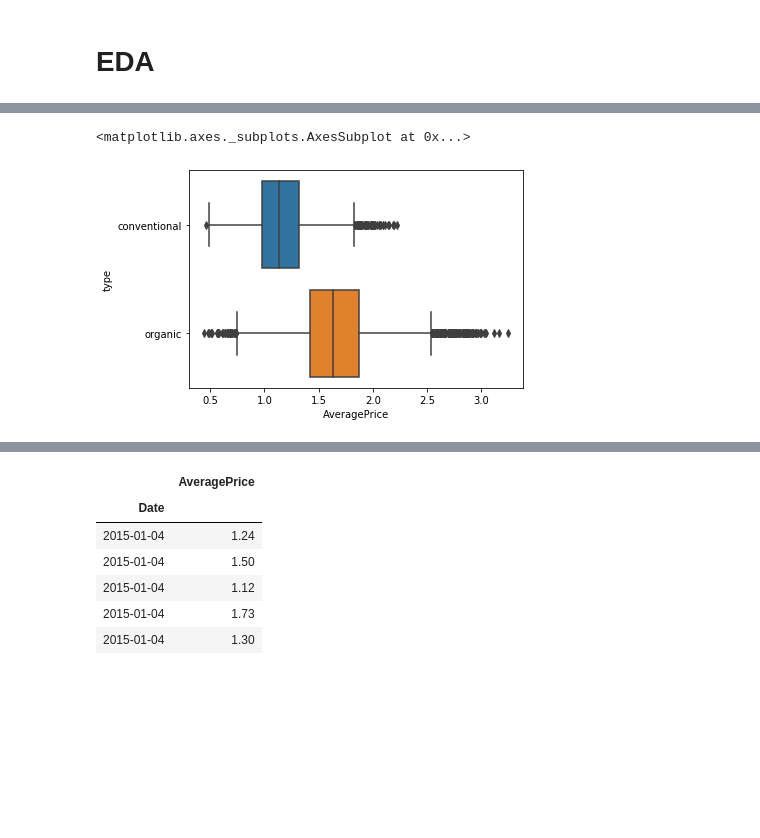
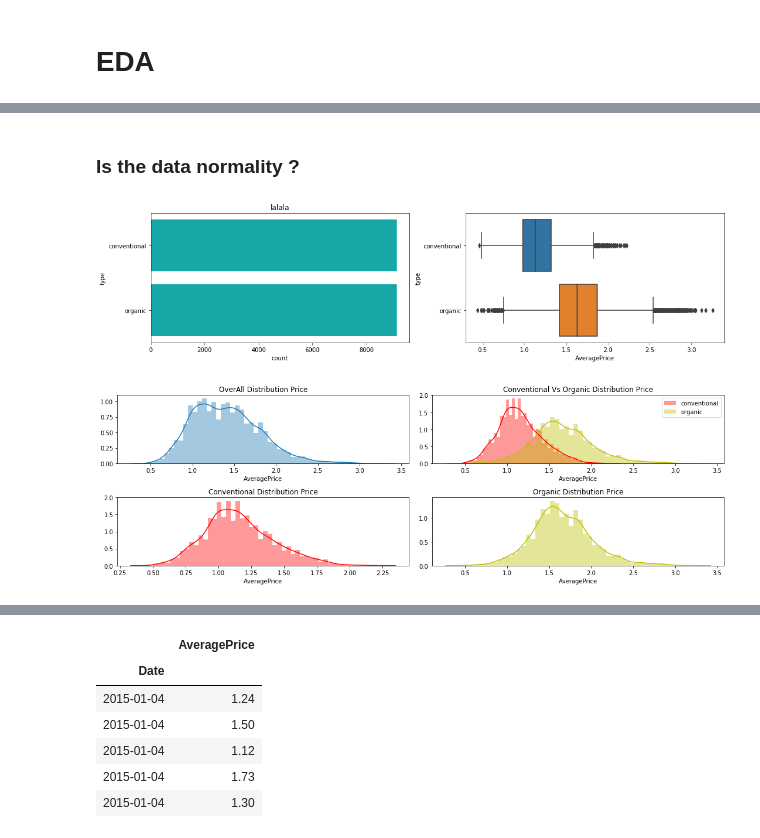
Before and after one commit to FreedomVAce/Avocado_Prices, a Jupyter notebook: Avocado_Prices.ipynb, the cells around one changed output, grey strips where cells are left out. Cells and saved outputs as stored; diff of their text form; code cells hidden in the pictures; blank space fills up the shorter version.

```diff
--- a/Avocado_Prices.ipynb
+++ b/Avocado_Prices.ipynb
@@ -134,5 +115,32 @@ ax = sns.distplot(df.loc[df['type'] == 'organic']["AveragePrice"],color = 'y')
-# %%
-sns.boxplot(y="type", x="AveragePrice", data=df)
-# %% [output]
-<matplotlib.axes._subplots.AxesSubplot at 0x...>
-[figure, removed]
+# %% [markdown]
+### Is the data normality ?
+# %%
+fig, axs = plt.subplots(ncols=2,figsize=(15,4))
+
+sns.countplot(y="type", data = df, color="c", ax = axs[0]).set_title('lalala')
+
+sns.boxplot(y="type", x="AveragePrice", data = df, ax = axs[1])
+
+plt.tight_layout()
+# %% [output]
+[figure, added]
+# %%
+fig, axs = plt.subplots(nrows=2, ncols=2,figsize=(15,5))
+
+sns.distplot(df["AveragePrice"],ax = axs[0,0]).set_title("OverAll Distribution Price")
+
+
+sns.distplot(df.loc[df['type'] == 'conventional']["AveragePrice"],color = 'r',ax = axs[0,1], label = 'conventional')
+sns.distplot(df.loc[df['type'] == 'organic']["AveragePrice"],color = 'y',ax = axs[0,1],label = 'organic'
+            ).set_title('Conventional Vs Organic Distribution Price')
+axs[0,1].legend()
+
+sns.distplot(df.loc[df['type'] == 'conventional']["AveragePrice"],color = 'r',ax = axs[1,0]
+            ).set_title('Conventional Distribution Price')
+
+sns.distplot(df.loc[df['type'] == 'organic']["AveragePrice"],color = 'y',ax = axs[1,1]
+            ).set_title('Organic Distribution Price')
+
+plt.tight_layout()
+# %% [output]
+[figure, added]
```
Also changed, not shown: parts of 7 cells of this notebook.
